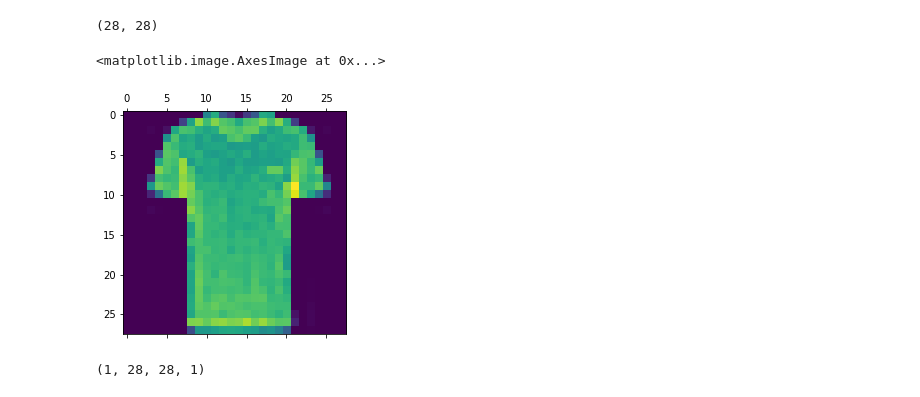
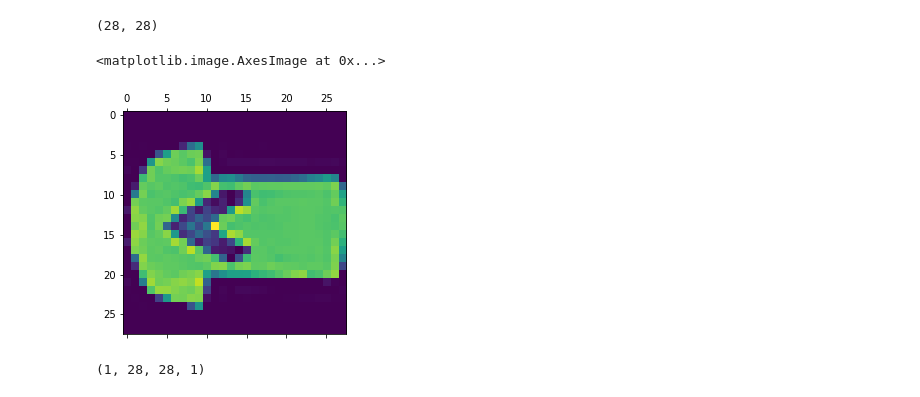
Before and after one commit to choonkiattay/Tensorflow_Image_Classification, a Jupyter notebook: VisualizationNotebook.ipynb, the cells around one changed output. Saved outputs shown, nothing was run; the diff lists cells and outputs as text; code cells hidden in the pictures.

```diff
--- a/VisualizationNotebook.ipynb
+++ b/VisualizationNotebook.ipynb
@@ -175,0 +191,2 @@ target_img = test_fdata[260]
+# %%
+target_img_fmnist = test_fdata[280]
@@ -176,3 +197,3 @@ target_img = test_fdata[260]
 # %%
-target_img = np.expand_dims(target_img, axis=0)
+target_img_fmnist = np.expand_dims(target_img_fmnist, axis=0)
 # %%
@@ -180,4 +201,4 @@ target_img.shape
 # %% [output]
 (1, 28, 28)
 # %%
-test_data_tp = np.transpose(target_img, (2,1,0))
+test_data_tp_fmnist = np.transpose(target_img_fmnist, (1,2,0))
@@ -184,3 +207,3 @@ test_data_tp = np.transpose(target_img, (2,1,0))
 # %%
-test_img = np.hstack(test_data_tp)
+test_img_fmnist = np.hstack(test_data_tp_fmnist)
 # %%
@@ -188,8 +211,8 @@ test_img.shape
 # %% [output]
 (28, 28)
 # %%
-plt.matshow(test_img)
+plt.matshow(test_img_fmnist)
 # %% [output]
 <matplotlib.image.AxesImage at 0x...>
-[figure, old version]
+[figure, new version]
 # %%
```
Also changed, not shown: parts of 40 cells of this notebook, 3 other files.
